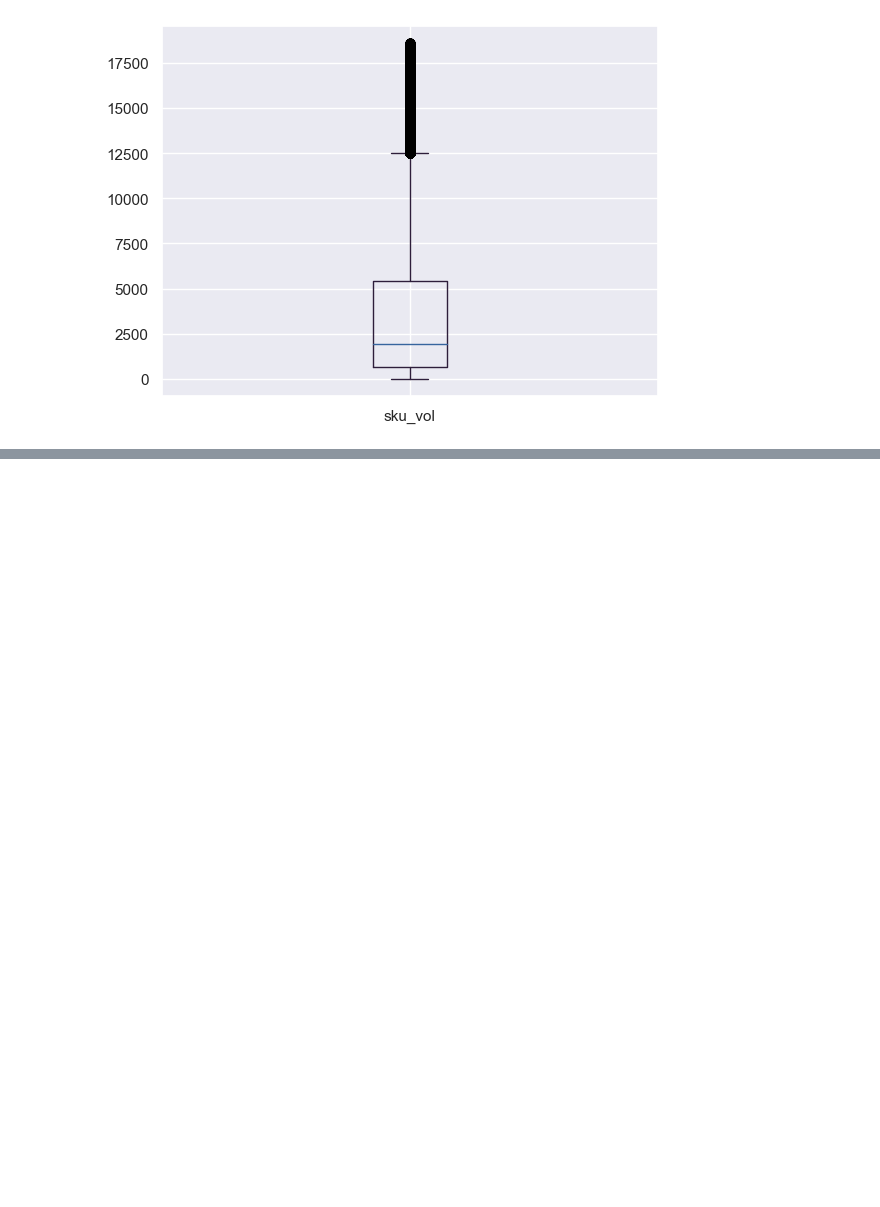
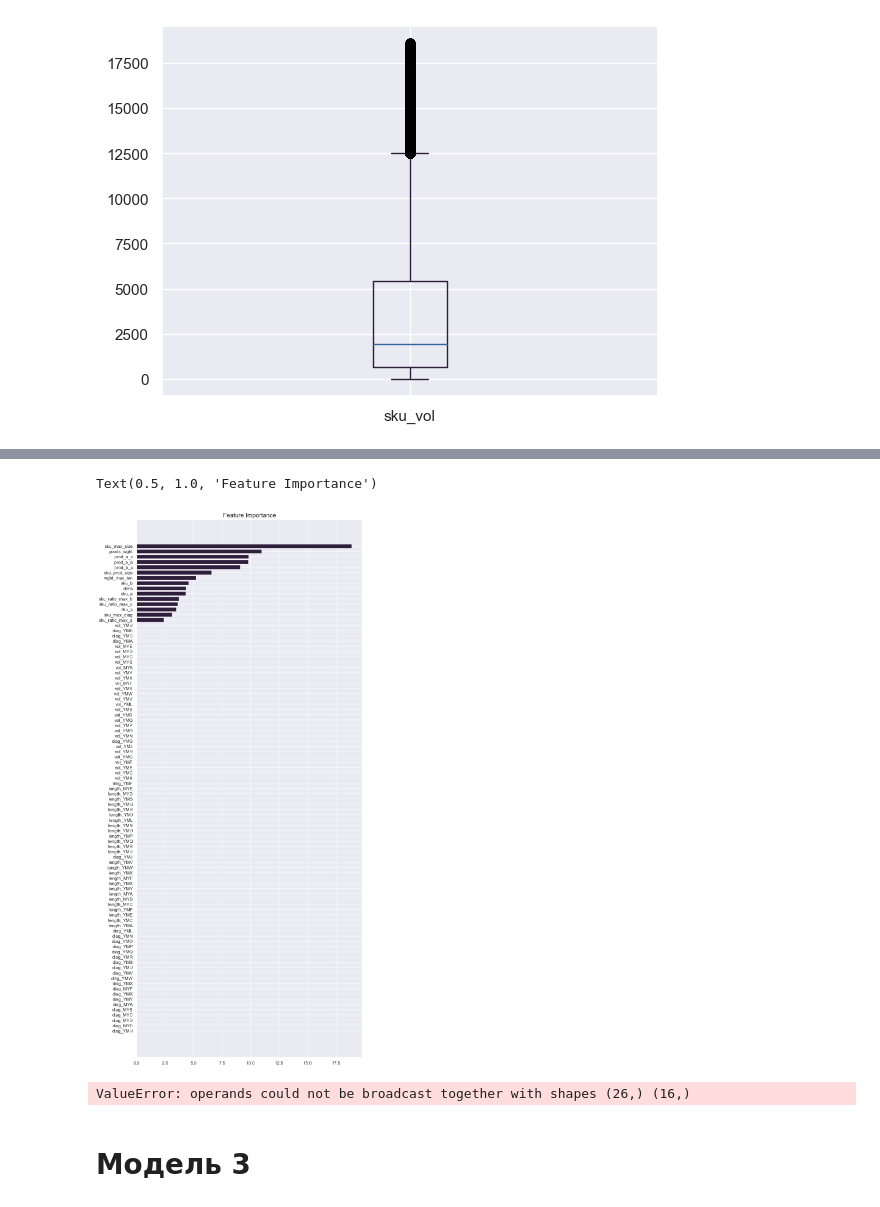
Before and after one commit to johnmcv761/Ya_hackaton_package_choose, a Jupyter notebook: catboost.ipynb, the cells around one changed output, grey strips where cells are left out. Saved outputs shown, nothing was run; the diff lists cells and outputs as text; code cells hidden in the pictures; blank space fills up the shorter version.

```diff
--- a/catboost.ipynb
+++ b/catboost.ipynb
@@ -597,0 +607,7 @@ for i in range(len(X_test[100:110])):
+# %%
+df_no_outlier_vol_regr = pd.merge(df_no_outlier_vol,
+         carton[['cartontype','vol']].query('cartontype not in @zero_vol').rename(columns={"cartontype": "selected_carton", "vol": "vol"}),
+         on='selected_carton',
+         how='left')
+
+df_no_outlier_vol_regr = df_no_outlier_vol_regr.dropna()
@@ -597,0 +626,29 @@ for i in range(len(X_test[100:110])):
+# %%
+tree_pipe = Pipeline([
+    #('scaler', StandardScaler()),
+    #('scaler', RobustScaler()),
+    #('pca', PCA(n_components=6)),
+    #('kmeans', KMeans(n_clusters=5)),
+    #('nb', MLPClassifier(verbose=True)),
+
+
+
+    ('tree', CatBoostRegressor(
+        random_state=42,
+        #early_stopping_rounds=100,
+        #learning_rate=0.01,
+        #leaf_estimation_method='Gradient',
+        #iterations=1000,
+        #subsample=0.1,
+        #max_depth=4,
+        verbose=100,
+        #l2_leaf_reg = 7,
+        #bootstrap_type="Bernoulli",
+        #class_weights=class_weights,
+        #loss_function='MultiClass',
+        #eval_metric='TotalF1',
+        eval_metric="RMSE"
+        ))
+])
+
+tree_pipe.fit(X_train, y_train)
@@ -597,0 +670,10 @@ for i in range(len(X_test[100:110])):
+# %%
+feature_importance = tree_pipe.named_steps['tree'].get_feature_importance()
+sorted_idx = np.argsort(feature_importance)
+fig = plt.figure(figsize=(10, 24))
+plt.barh(range(len(sorted_idx)), feature_importance[sorted_idx], align='center')
+plt.yticks(range(len(sorted_idx)), np.array(X_test.columns)[sorted_idx])
+plt.title('Feature Importance')
+# %% [output]
+Text(0.5, 1.0, 'Feature Importance')
+[figure, added]
@@ -597,0 +682,12 @@ for i in range(len(X_test[100:110])):
+# %%
+threshold = y_proba[0]
+cartontype_sorted_vol['diff'] = np.abs(cartontype_sorted_vol['vol'] - threshold)
+cartontype_sorted_vol = cartontype_sorted_vol.sort_values('diff')
+
+# получение первых двух строк с diff > 0
+result = cartontype_sorted_vol[cartontype_sorted_vol['diff'] > 0].head(2)['selected_carton'].values
+print(result)
+# %% [output]
+ValueError: operands could not be broadcast together with shapes (26,) (16,)
+# %% [markdown]
+# Модель 3
```
Also changed, not shown: parts of 32 cells of this notebook.
